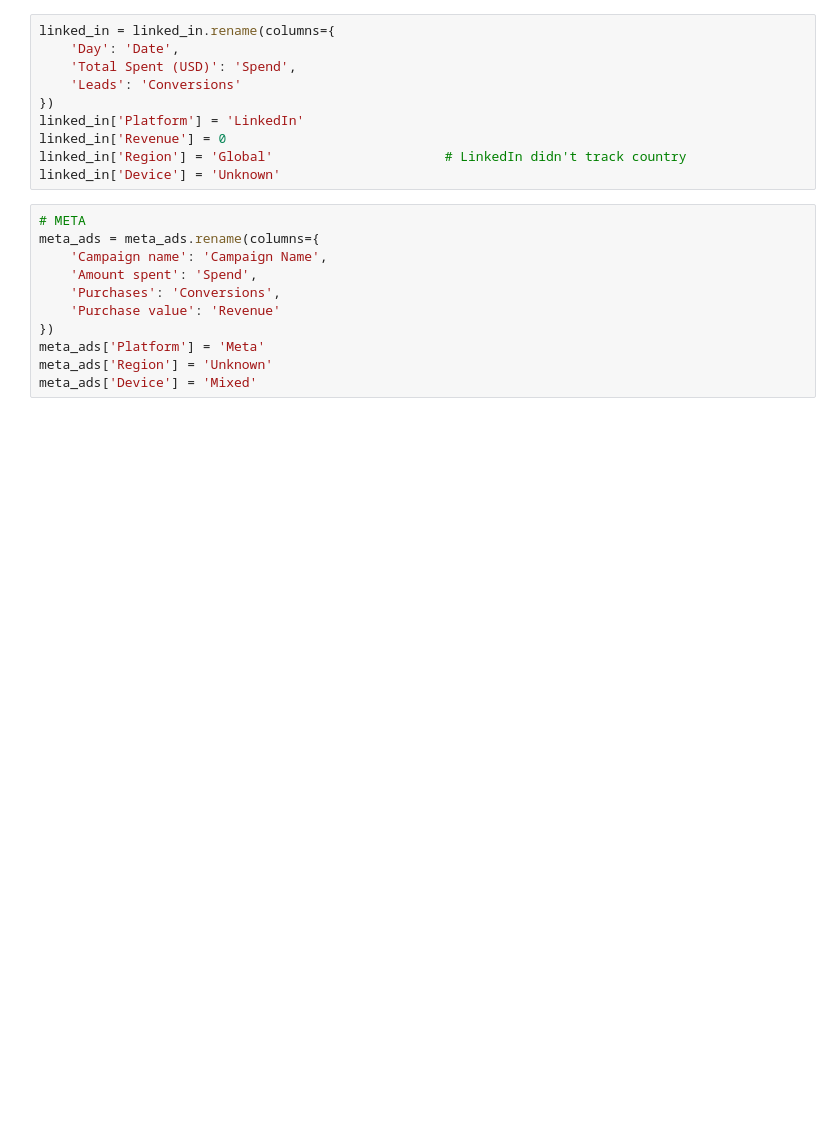
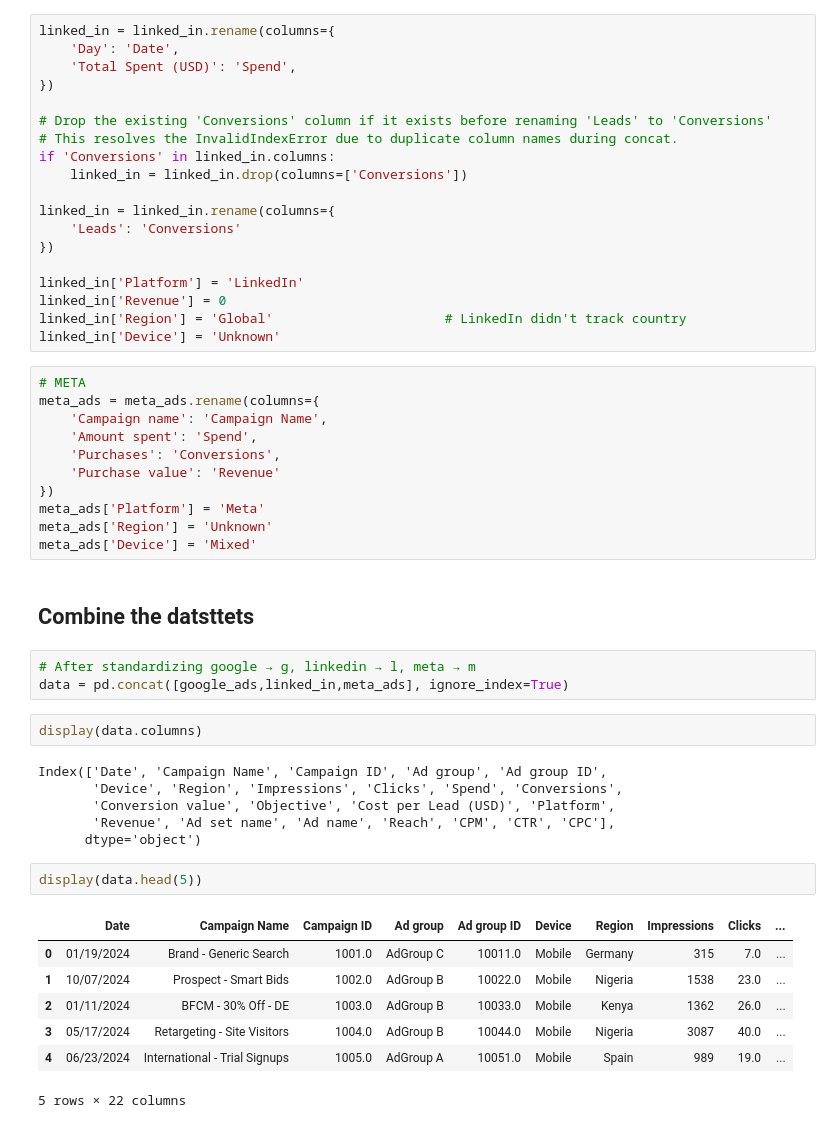
Before and after one commit to Mainabryan/AI-BUSINESS-MARKETING-iINSIGHTS, a Jupyter notebook: AI_Business_insights.ipynb, the cells around one changed output. Cells and saved outputs as stored; diff of their text form; blank space fills up the shorter version.

```diff
--- a/AI_Business_insights.ipynb
+++ b/AI_Business_insights.ipynb
@@ -223,8 +223,17 @@ display(google_ads.head(5))
 linked_in = linked_in.rename(columns={
     'Day': 'Date',
     'Total Spent (USD)': 'Spend',
+})
+
+# Drop the existing 'Conversions' column if it exists before renaming 'Leads' to 'Conversions'
+# This resolves the InvalidIndexError due to duplicate column names during concat.
+if 'Conversions' in linked_in.columns:
+    linked_in = linked_in.drop(columns=['Conversions'])
+
+linked_in = linked_in.rename(columns={
     'Leads': 'Conversions'
 })
+
 linked_in['Platform'] = 'LinkedIn'
 linked_in['Revenue'] = 0
 linked_in['Region'] = 'Global'                      # LinkedIn didn't track country
@@ -240,3 +249,26 @@ meta_ads = meta_ads.rename(columns={
 meta_ads['Platform'] = 'Meta'
 meta_ads['Region'] = 'Unknown'
 meta_ads['Device'] = 'Mixed'
+# %% [markdown]
+## Combine the datsttets
+# %%
+# After standardizing google → g, linkedin → l, meta → m
+data = pd.concat([google_ads,linked_in,meta_ads], ignore_index=True)
+# %%
+display(data.columns)
+# %% [output]
+Index(['Date', 'Campaign Name', 'Campaign ID', 'Ad group', 'Ad group ID',
+       'Device', 'Region', 'Impressions', 'Clicks', 'Spend', 'Conversions',
+       'Conversion value', 'Objective', 'Cost per Lead (USD)', 'Platform',
+       'Revenue', 'Ad set name', 'Ad name', 'Reach', 'CPM', 'CTR', 'CPC'],
+      dtype='object')
+# %%
+display(data.head(5))
+# %% [output]
+|  | Date | Campaign Name | Campaign ID | Ad group | Ad group ID | Device | Region | Impressions | Clicks | ... |
+| 0 | 01/19/2024 | Brand - Generic Search | 1001.0 | AdGroup C | 10011.0 | Mobile | Germany | 315 | 7.0 | ... |
+| 1 | 10/07/2024 | Prospect - Smart Bids | 1002.0 | AdGroup B | 10022.0 | Mobile | Nigeria | 1538 | 23.0 | ... |
+| 2 | 01/11/2024 | BFCM - 30% Off - DE | 1003.0 | AdGroup B | 10033.0 | Mobile | Kenya | 1362 | 26.0 | ... |
+| 3 | 05/17/2024 | Retargeting - Site Visitors | 1004.0 | AdGroup B | 10044.0 | Mobile | Nigeria | 3087 | 40.0 | ... |
+| 4 | 06/23/2024 | International - Trial Signups | 1005.0 | AdGroup A | 10051.0 | Mobile | Spain | 989 | 19.0 | ... |
+5 rows × 22 columns
```
